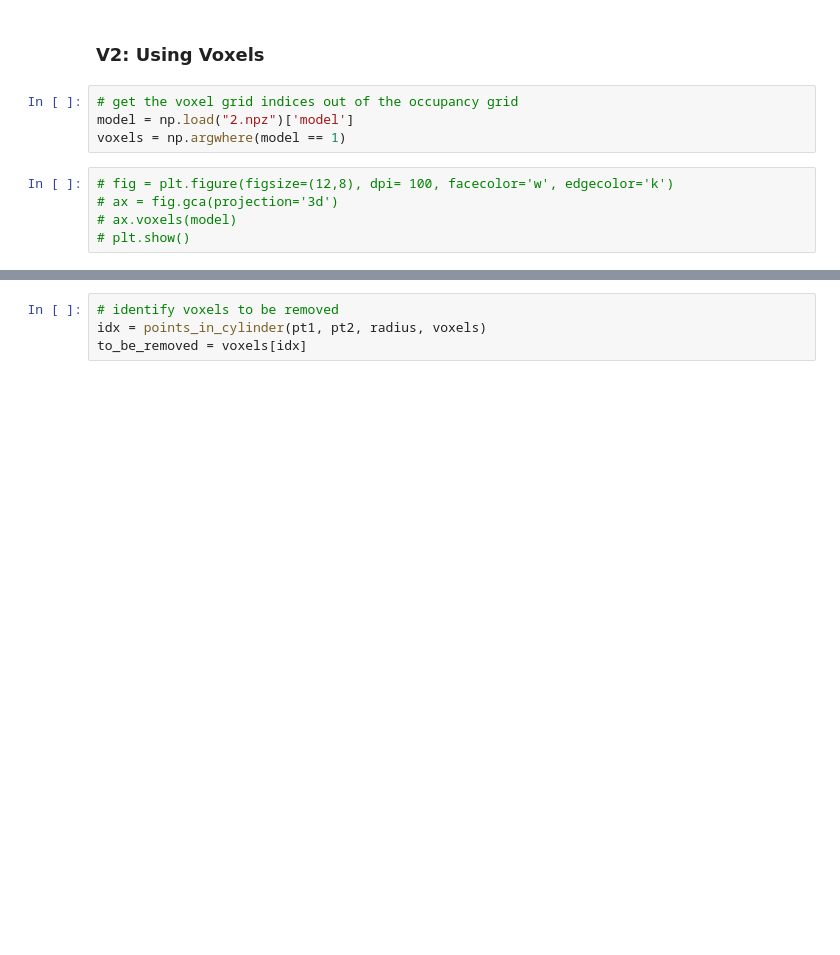
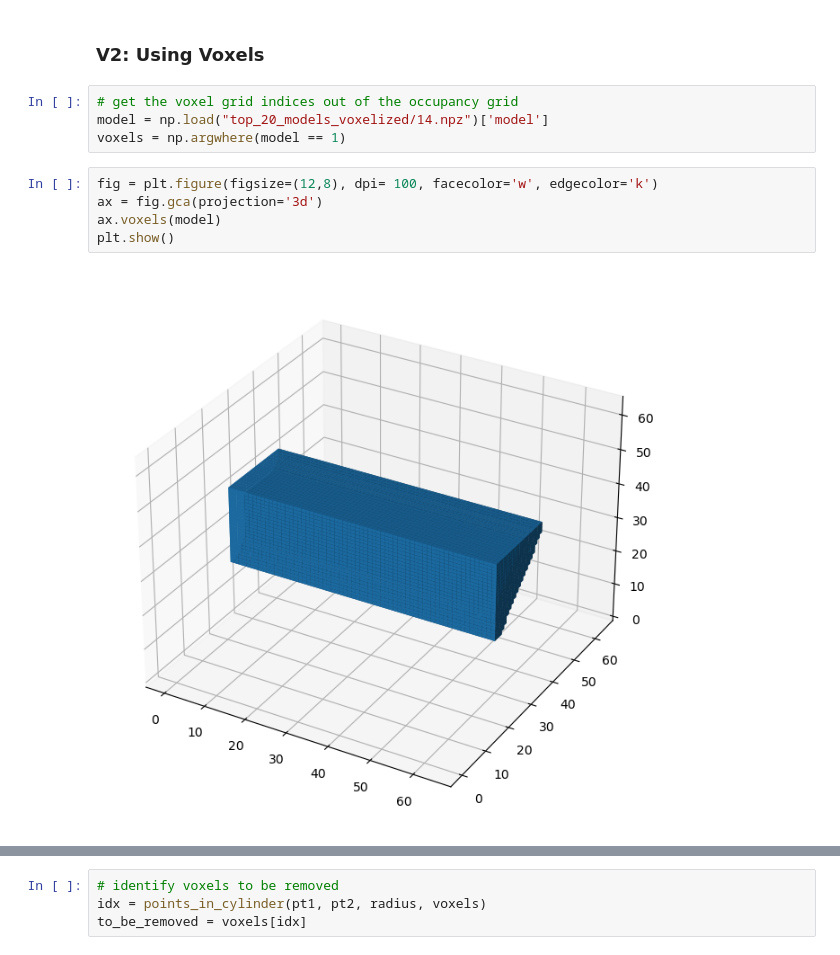
Before and after one commit to hannesk95/ClassificationForAdditiveManufacturing, a Jupyter notebook: dev_notebooks/defects.ipynb, the cells around one changed output, grey strips where cells are left out. Drawn from its saved outputs; the diff is of its cells as text; blank space fills up the shorter version.

```diff
--- a/dev_notebooks/defects.ipynb
+++ b/dev_notebooks/defects.ipynb
@@ -124,13 +159,15 @@ plt.show()
 ### V2: Using Voxels
 # %%
 # get the voxel grid indices out of the occupancy grid
-model = np.load("2.npz")['model']
+model = np.load("top_20_models_voxelized/14.npz")['model']
 voxels = np.argwhere(model == 1)
 # %%
-# fig = plt.figure(figsize=(12,8), dpi= 100, facecolor='w', edgecolor='k')
-# ax = fig.gca(projection='3d')
-# ax.voxels(model)
-# plt.show()
+fig = plt.figure(figsize=(12,8), dpi= 100, facecolor='w', edgecolor='k')
+ax = fig.gca(projection='3d')
+ax.voxels(model)
+plt.show()
+# %% [output]
+[figure, added]
 # %%
 def find_radius(voxels, cylinder_axis):
     """
```
Also changed, not shown: parts of 22 cells of this notebook.
